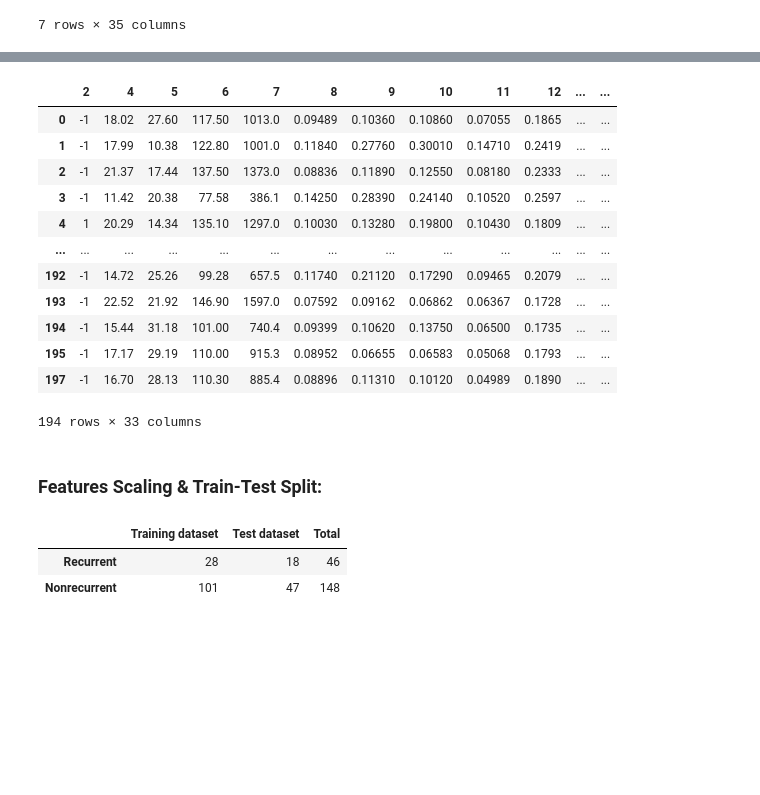
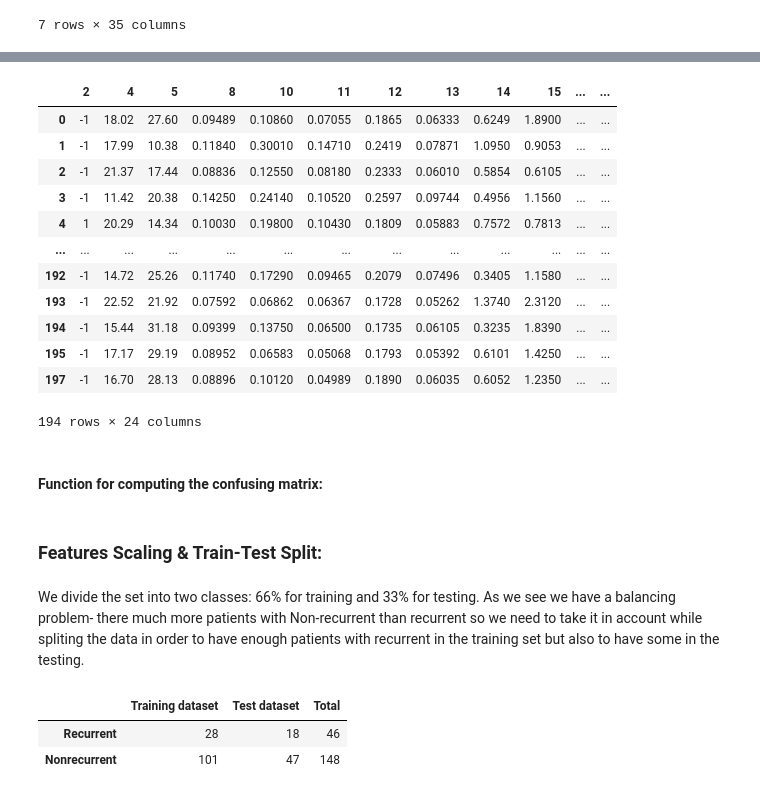
Before and after one commit to ido1Shapira/NeuralNetworksCourse_ex1, a Jupyter notebook: mini_project1.ipynb, the cells around one changed output, grey strips where cells are left out. Drawn from its saved outputs; the diff is of its cells as text; code cells hidden in the pictures; blank space fills up the shorter version.

```diff
--- a/mini_project1.ipynb
+++ b/mini_project1.ipynb
@@ -95,17 +120,17 @@ Leave out the first column (participant’s ID) and the third column (the recurr
 # %%
-data = data.drop([1, 3], axis = 1)
+data = data.drop([1, 3, 6, 7, 9, 16, 17, 19, 24, 26, 27], axis = 1)
 data
 # %% [output]
-|  | 2 | 4 | 5 | 6 | 7 | 8 | 9 | 10 | 11 | 12 | ... | ... |
-| 0 | -1 | 18.02 | 27.60 | 117.50 | 1013.0 | 0.09489 | 0.10360 | 0.10860 | 0.07055 | 0.1865 | ... | ... |
-| 1 | -1 | 17.99 | 10.38 | 122.80 | 1001.0 | 0.11840 | 0.27760 | 0.30010 | 0.14710 | 0.2419 | ... | ... |
-| 2 | -1 | 21.37 | 17.44 | 137.50 | 1373.0 | 0.08836 | 0.11890 | 0.12550 | 0.08180 | 0.2333 | ... | ... |
-| 3 | -1 | 11.42 | 20.38 | 77.58 | 386.1 | 0.14250 | 0.28390 | 0.24140 | 0.10520 | 0.2597 | ... | ... |
-| 4 | 1 | 20.29 | 14.34 | 135.10 | 1297.0 | 0.10030 | 0.13280 | 0.19800 | 0.10430 | 0.1809 | ... | ... |
+|  | 2 | 4 | 5 | 8 | 10 | 11 | 12 | 13 | 14 | 15 | ... | ... |
+| 0 | -1 | 18.02 | 27.60 | 0.09489 | 0.10860 | 0.07055 | 0.1865 | 0.06333 | 0.6249 | 1.8900 | ... | ... |
+| 1 | -1 | 17.99 | 10.38 | 0.11840 | 0.30010 | 0.14710 | 0.2419 | 0.07871 | 1.0950 | 0.9053 | ... | ... |
+| 2 | -1 | 21.37 | 17.44 | 0.08836 | 0.12550 | 0.08180 | 0.2333 | 0.06010 | 0.5854 | 0.6105 | ... | ... |
+| 3 | -1 | 11.42 | 20.38 | 0.14250 | 0.24140 | 0.10520 | 0.2597 | 0.09744 | 0.4956 | 1.1560 | ... | ... |
+| 4 | 1 | 20.29 | 14.34 | 0.10030 | 0.19800 | 0.10430 | 0.1809 | 0.05883 | 0.7572 | 0.7813 | ... | ... |
 | ... | ... | ... | ... | ... | ... | ... | ... | ... | ... | ... | ... | ... |
-| 192 | -1 | 14.72 | 25.26 | 99.28 | 657.5 | 0.11740 | 0.21120 | 0.17290 | 0.09465 | 0.2079 | ... | ... |
-| 193 | -1 | 22.52 | 21.92 | 146.90 | 1597.0 | 0.07592 | 0.09162 | 0.06862 | 0.06367 | 0.1728 | ... | ... |
-| 194 | -1 | 15.44 | 31.18 | 101.00 | 740.4 | 0.09399 | 0.10620 | 0.13750 | 0.06500 | 0.1735 | ... | ... |
-| 195 | -1 | 17.17 | 29.19 | 110.00 | 915.3 | 0.08952 | 0.06655 | 0.06583 | 0.05068 | 0.1793 | ... | ... |
-| 197 | -1 | 16.70 | 28.13 | 110.30 | 885.4 | 0.08896 | 0.11310 | 0.10120 | 0.04989 | 0.1890 | ... | ... |
+| 192 | -1 | 14.72 | 25.26 | 0.11740 | 0.17290 | 0.09465 | 0.2079 | 0.07496 | 0.3405 | 1.1580 | ... | ... |
+| 193 | -1 | 22.52 | 21.92 | 0.07592 | 0.06862 | 0.06367 | 0.1728 | 0.05262 | 1.3740 | 2.3120 | ... | ... |
+| 194 | -1 | 15.44 | 31.18 | 0.09399 | 0.13750 | 0.06500 | 0.1735 | 0.06105 | 0.3235 | 1.8390 | ... | ... |
+| 195 | -1 | 17.17 | 29.19 | 0.08952 | 0.06583 | 0.05068 | 0.1793 | 0.05392 | 0.6101 | 1.4250 | ... | ... |
+| 197 | -1 | 16.70 | 28.13 | 0.08896 | 0.10120 | 0.04989 | 0.1890 | 0.06035 | 0.6052 | 1.2350 | ... | ... |
-194 rows × 33 columns
+194 rows × 24 columns
@@ -117,3 +137,5 @@ data
+# %% [markdown]
+#### Function for computing the confusing matrix:
 # %%
 def cm_analysis(y_true, y_pred, labels, figsize=(7,6)):
     cm = confusion_matrix(y_true, y_pred, labels=labels)
@@ -142,5 +165,8 @@ def cm_analysis(y_true, y_pred, labels, figsize=(7,6)):
 # %% [markdown]
 ### Features Scaling & Train-Test Split:
+# %% [markdown]
+We divide the set into two classes: 66% for training and 33% for testing.
+As we see we have a balancing problem- there much more patients with Non-recurrent than recurrent so we need to take it in account while spliting the data in order to have enough patients with recurrent in the training set but also to have some in the testing.
 # %%
 scaler = StandardScaler()
 
```
Also changed, not shown: parts of 71 cells of this notebook.
